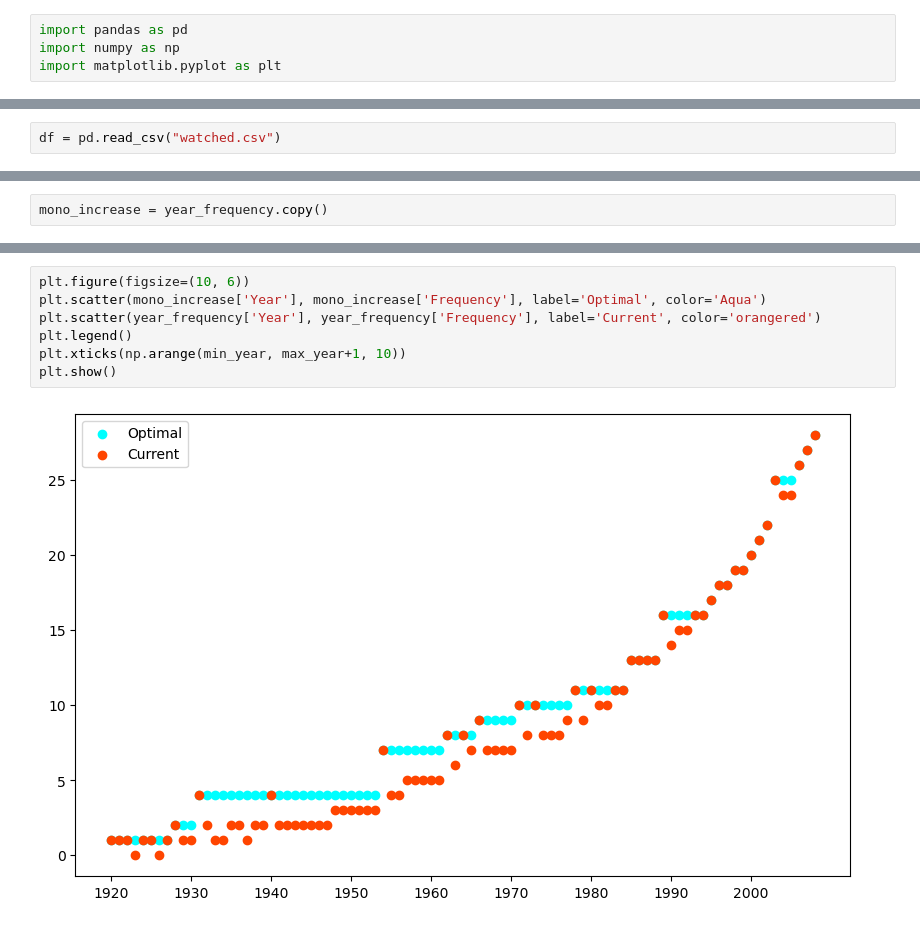
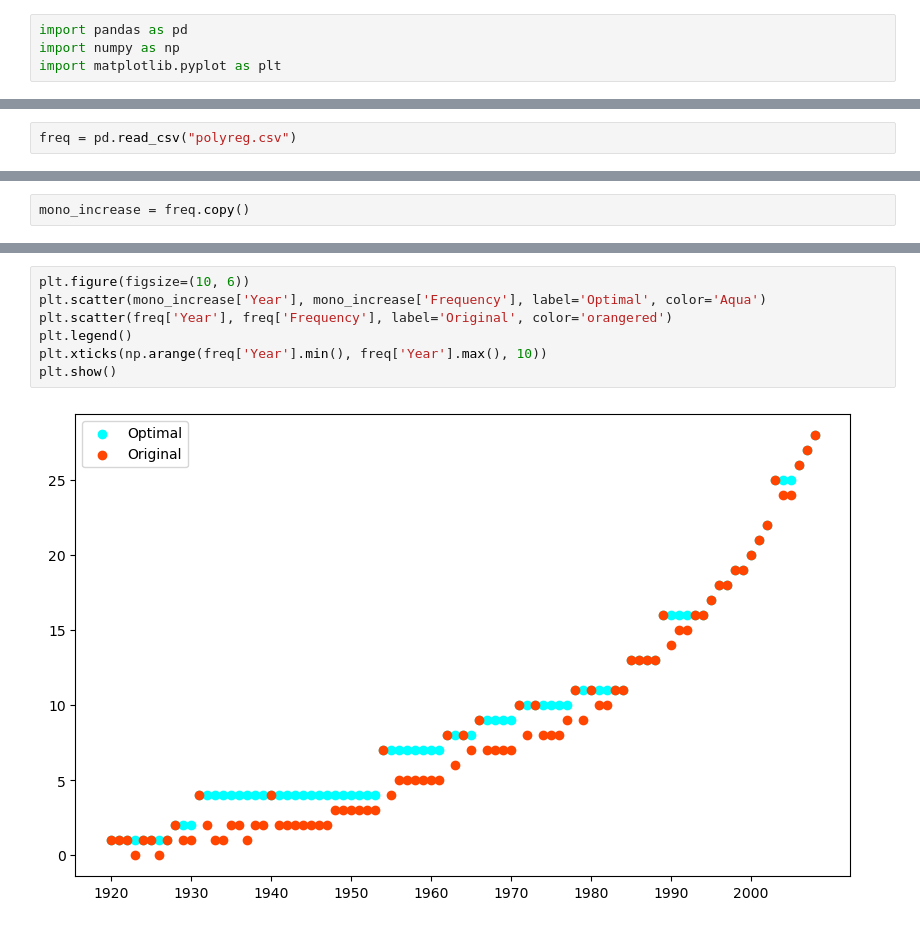
Before and after one commit to SpicyMcSpice1938/Depraved-Selection, a Jupyter notebook: method2.ipynb, the cells around one changed output, grey strips where cells are left out. Saved outputs shown, nothing was run; the diff lists cells and outputs as text.

Commit message:
monoinc references polyreg resid

```diff
--- a/method2.ipynb
+++ b/method2.ipynb
@@ -8,2 +5,2 @@ max_year = 2008
 # %%
-df = pd.read_csv("watched.csv")
+freq = pd.read_csv("polyreg.csv")
@@ -58,5 +17,5 @@ print(year_frequency)
 # %%
-mono_increase = year_frequency.copy()
+mono_increase = freq.copy()
 # %%
 # loop through mono_increase['Year] and reassign the frequency to the maximum frequency seen so far
 for i in range(1, len(mono_increase)):
@@ -64,9 +41,9 @@ for i in range(1, len(mono_increase)):
 # %%
 plt.figure(figsize=(10, 6))
 plt.scatter(mono_increase['Year'], mono_increase['Frequency'], label='Optimal', color='Aqua')
-plt.scatter(year_frequency['Year'], year_frequency['Frequency'], label='Current', color='orangered')
+plt.scatter(freq['Year'], freq['Frequency'], label='Original', color='orangered')
 plt.legend()
-plt.xticks(np.arange(min_year, max_year+1, 10))
+plt.xticks(np.arange(freq['Year'].min(), freq['Year'].max(), 10))
 plt.show()
 # %% [output]
-[figure, old version]
+[figure, new version]
```
Also changed, not shown: parts of 10 cells of this notebook, 3 other files.
